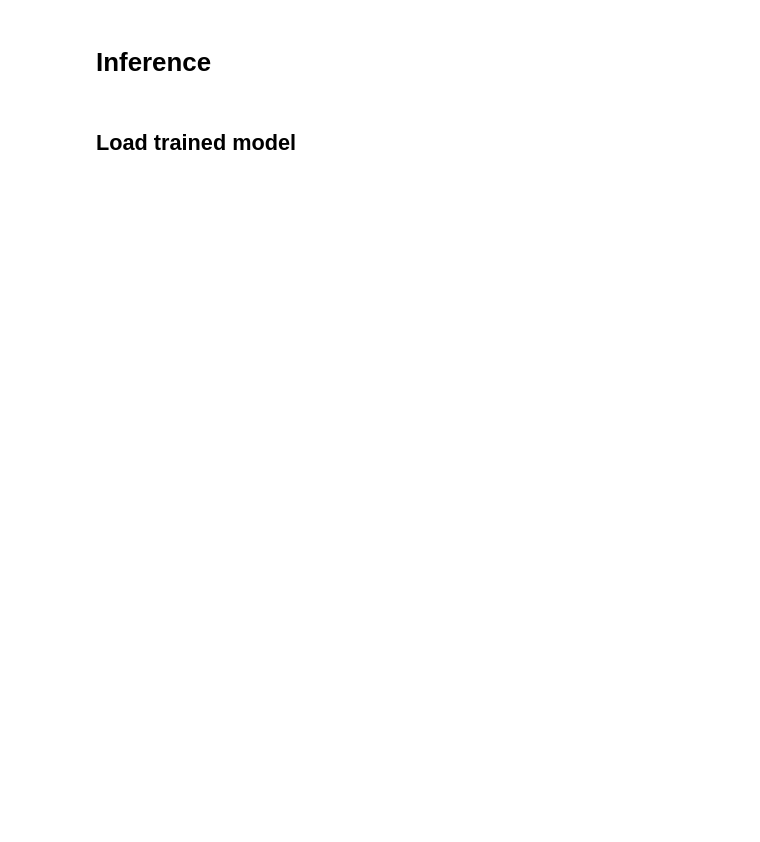
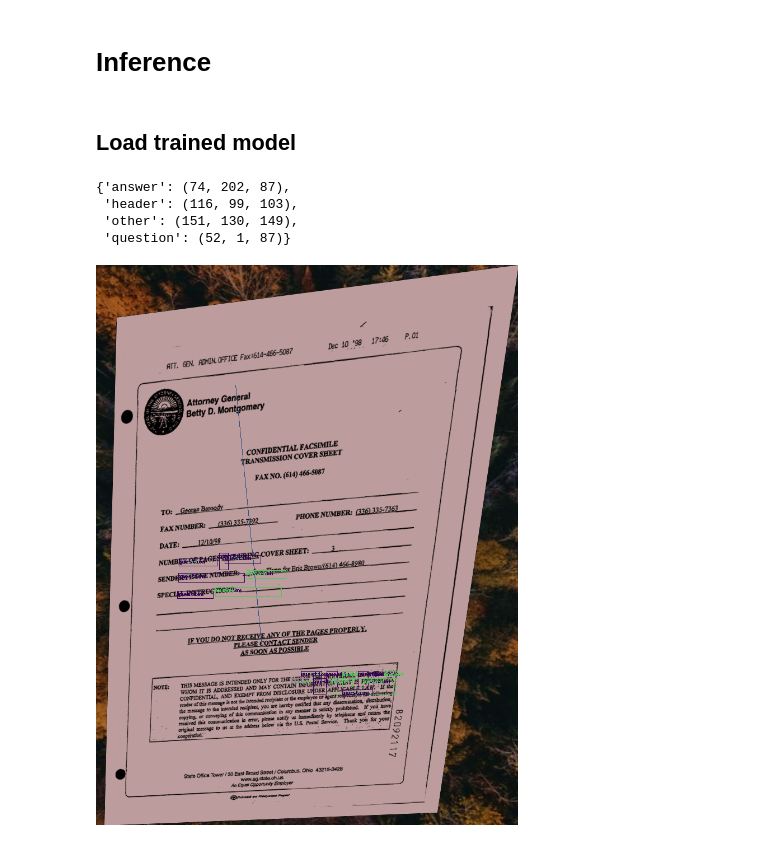
Before and after one commit to danngalann/lilt-polygon, a Jupyter notebook: main.ipynb, the cells around one changed output. Cells and saved outputs as stored; diff of their text form; code cells hidden in the pictures; blank space fills up the shorter version.

Commit message:
Running inference

```diff
--- a/main.ipynb
+++ b/main.ipynb
@@ -62,6 +63,10 @@ train_folder = get_dataset_folder()
 train_dataset = Dataset.from_generator(partial(generate_samples, train_folder), features=get_features_type())
 test_folder = get_dataset_folder('test')
 test_dataset = Dataset.from_generator(partial(generate_samples, test_folder), features=get_features_type())
+
+# Reduce dataset size
+train_dataset = train_dataset.select(range(0, 1000))
+test_dataset = test_dataset.select(range(0, 500))
 # %%
 def get_unique_labels(folder):
     annotations_path = Path(folder) / 'annotations'
@@ -169,11 +177,13 @@ train_dataset = train_dataset.map(
     partial(process),
     remove_columns=["image_path", "annotation_path"],
     features=features,
+    load_from_cache_file=False
 ).with_format("torch")
 test_dataset = test_dataset.map(
     partial(process),
     remove_columns=["image_path", "annotation_path"],
     features=features,
+    load_from_cache_file=False
 ).with_format("torch")
 # %%
 dataset = DatasetDict({'train': train_dataset, 'test': test_dataset})
@@ -270,8 +299,13 @@ trainer.train(resume_from_checkpoint = True)
 model_path = f'{repository_id}/checkpoint-200'
 model = LiltForTokenClassification.from_pretrained(model_path)
 # %%
-label2color = {label: np.random.randint(0, 255, 3) for label in labels}
+label2color = {label: tuple(int(x) for x in np.random.randint(0, 255, 3)) for label in labels}
 label2color
+# %% [output]
+{'answer': (74, 202, 87),
+ 'header': (116, 99, 103),
+ 'other': (151, 130, 149),
+ 'question': (52, 1, 87)}
 # %%
 def unnormalize_polygon(polygon, width, height):
     return [
@@ -285,16 +319,16 @@ def unnormalize_polygon(polygon, width, height):
         int(polygon[7] * height),
     ]
 
+def get_points(polygon: list):
+    return np.array(polygon, dtype=np.int32).reshape((-1, 2))
+
 def process_inference(image):
     # Encoding without
     encoding = processor(
         image,
         return_tensors="pt"
     )
-
-    encoding['polygon'] = encoding['bbox']
     del encoding["pixel_values"]
-    del encoding['bbox']
 
     return encoding
 
@@ -305,18 +339,18 @@ def draw_polygons(image, polygons, predictions):
     # draw predictions over the image
     draw = ImageDraw.Draw(image)
     font = ImageFont.load_default()
-    for prediction, polygon in zip(predictions, normalized_polygons):
-        if prediction == "O":
+    for prediction, polygon in zip(predictions, polygons):
+        polygon = polygon.tolist()
+        if sum(polygon) == 0:
             continue
         draw.polygon(polygon, outline=label2color[prediction])
-        draw.text((polygon[0] + 10, polygon[1] - 10), text=prediction, fill=label2color[prediction], font=font)
+        draw.text((polygon[0], polygon[1]), prediction, fill=label2color[prediction], font=font)
     return image
 
 # run inference
 def run_inference(image, output_image=True):
     # create model input
     encoding = process_inference(image)
-    print(encoding["polygon"][0])
     # run inference
     outputs = model(**encoding)
     predictions = outputs.logits.argmax(-1).squeeze().tolist()
@@ -329,5 +363,7 @@ def run_inference(image, output_image=True):
 # %%
 processor.feature_extractor.apply_ocr = True
 inference_image = Image.open(test_dataset[0]['image_path']).convert("RGB")
-res = run_inference(inference_image, False)
+res = run_inference(inference_image, True)
 res
+# %% [output]
+[figure, added]
```
Also changed, not shown: parts of 8 cells of this notebook.
